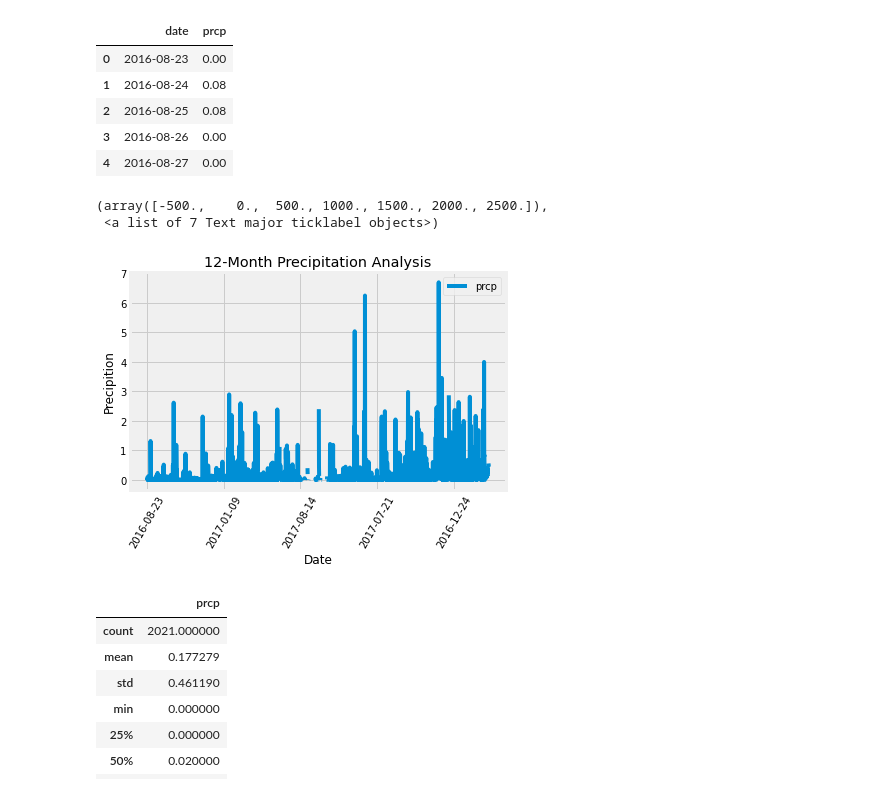
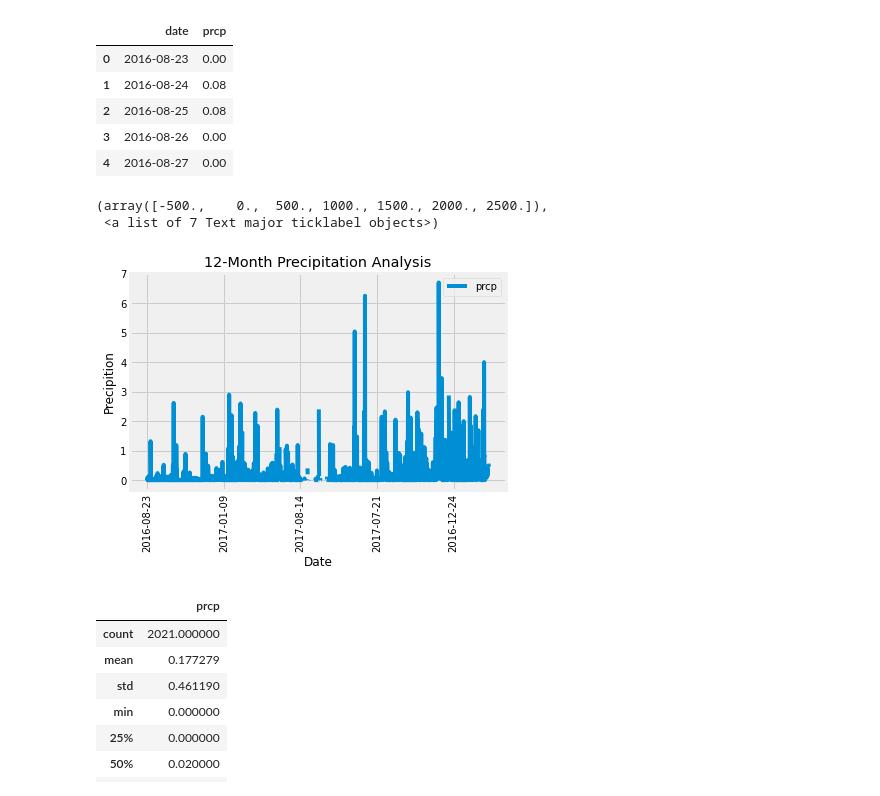
Before and after one commit to Mndblwin/sqlalchemy-challenge, a Jupyter notebook: sqlalchemy.ipynb, the cells around one changed output. Cells and saved outputs as stored; diff of their text form; code cells hidden in the pictures.

```diff
--- a/sqlalchemy.ipynb
+++ b/sqlalchemy.ipynb
@@ -97,14 +97,14 @@ lastyear_precip_df.head()
 # %%
 # Use Pandas Plotting with Matplotlib to plot the data
 lastyear_precip_df.plot('date','prcp')
 plt.title('12-Month Precipitation Analysis')
 plt.xlabel('Date')
 plt.ylabel('Precipition')
-plt.xticks(rotation = 60)
+plt.xticks(rotation = 90)
 # %% [output]
 (array([-500.,    0.,  500., 1000., 1500., 2000., 2500.]),
  <a list of 7 Text major ticklabel objects>)
-[figure, old version]
+[figure, new version]
 # %%
 # Use Pandas to calcualte the summary statistics for the precipitation data
 lastyear_precip_df.describe()
```
Also changed, not shown: parts of 2 cells of this notebook.
